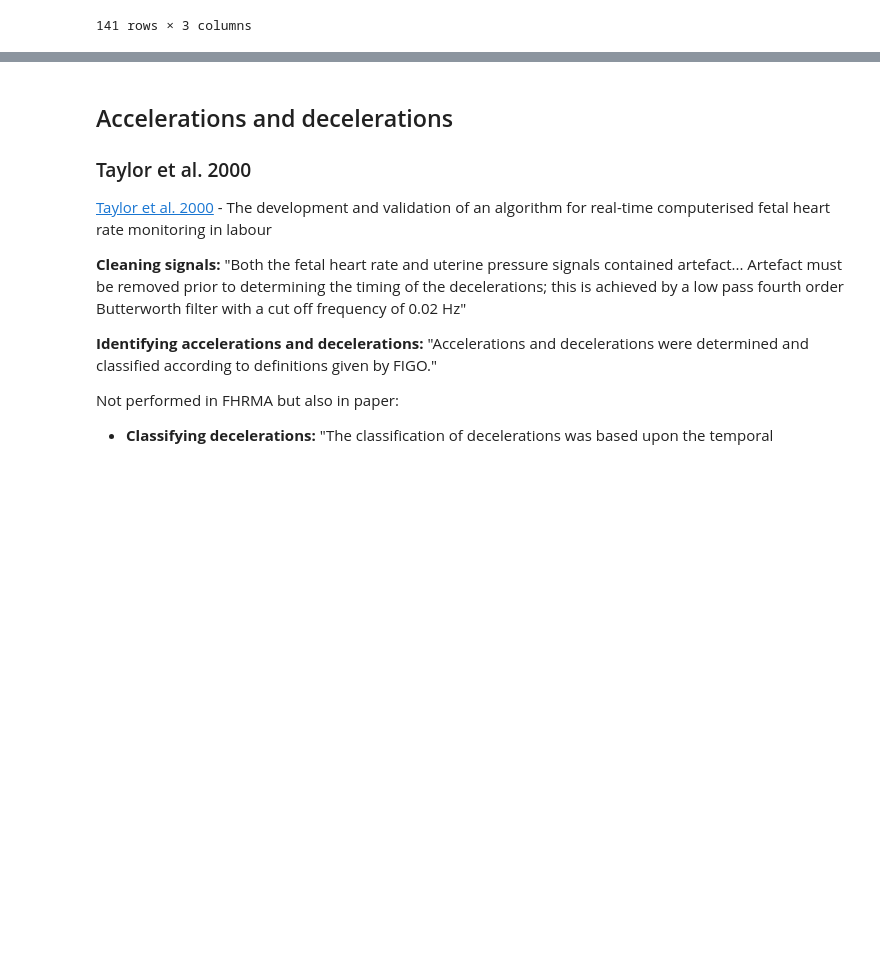
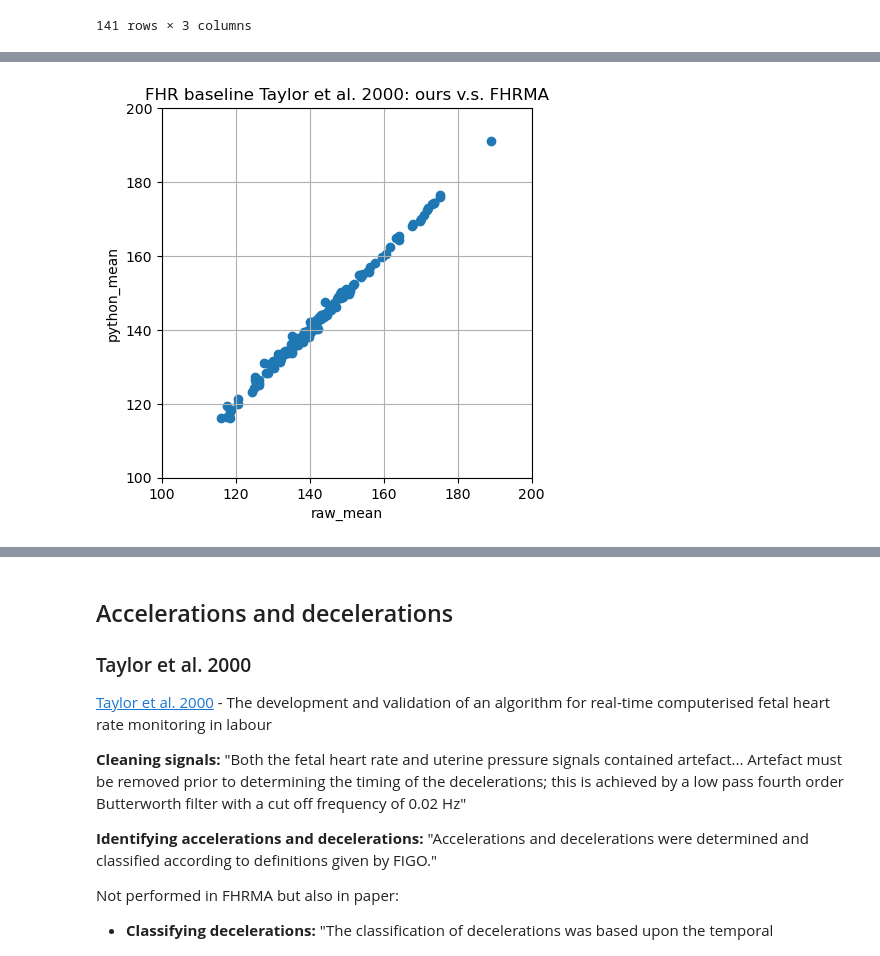
Before and after one commit to birth-outcomes/ctg_exploratory, a Jupyter notebook: 12_feature_extraction.ipynb, the cells around one changed output, grey strips where cells are left out. Drawn from its saved outputs; the diff is of its cells as text; code cells hidden in the pictures; blank space fills up the shorter version.

```diff
--- a/12_feature_extraction.ipynb
+++ b/12_feature_extraction.ipynb
@@ -563,0 +581,15 @@ plt.show()
+# %%
+# Linear interpolate then find mean and save to dictionary
+raw_mean = dict()
+for key, value in raw_fhr.items():
+    raw_mean[key] = linear_interpolate(pd.Series(value)).mean()
+
+# Convert to dataframe
+raw_df = pd.DataFrame({
+    'record': raw_mean.keys(),
+    'raw_mean': raw_mean.values()
+})
+
+# Merge with the other results
+compare_all = pd.merge(compare_mean, raw_df, on='record', how='inner')
+compare_all
@@ -563,0 +610,5 @@ plt.show()
+# %%
+compare_means(compare_all, 'raw_mean', 'python_mean',
+              'FHR baseline Taylor et al. 2000: ours v.s. FHRMA')
+# %% [output]
+[figure, added]
```
Also changed, not shown: parts of 7 cells of this notebook.
